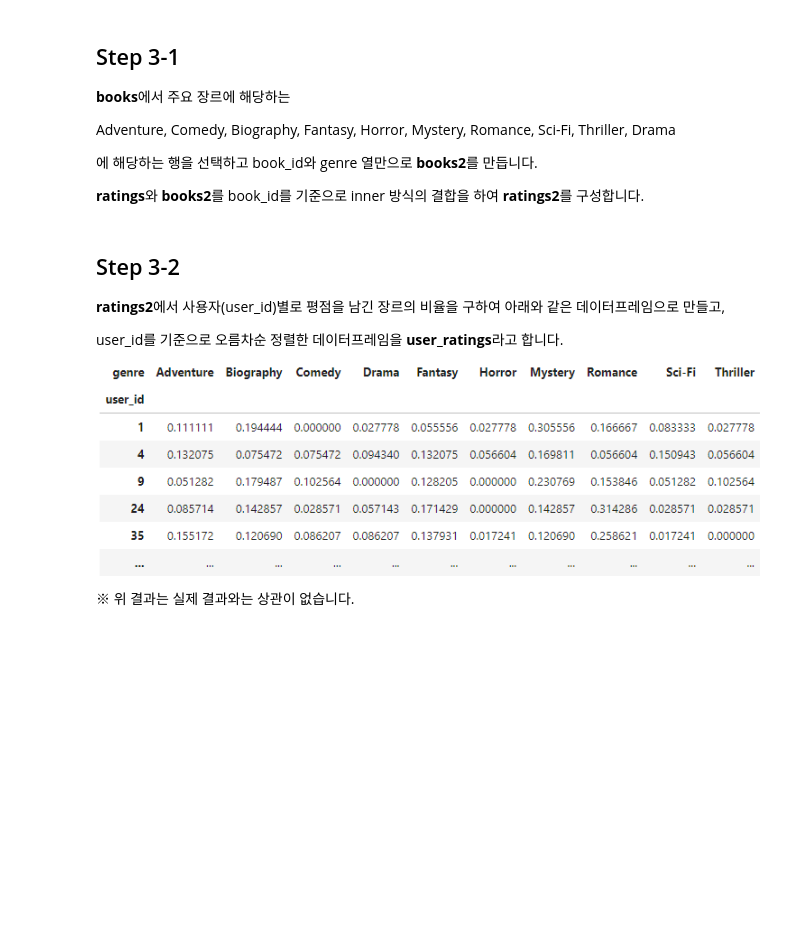
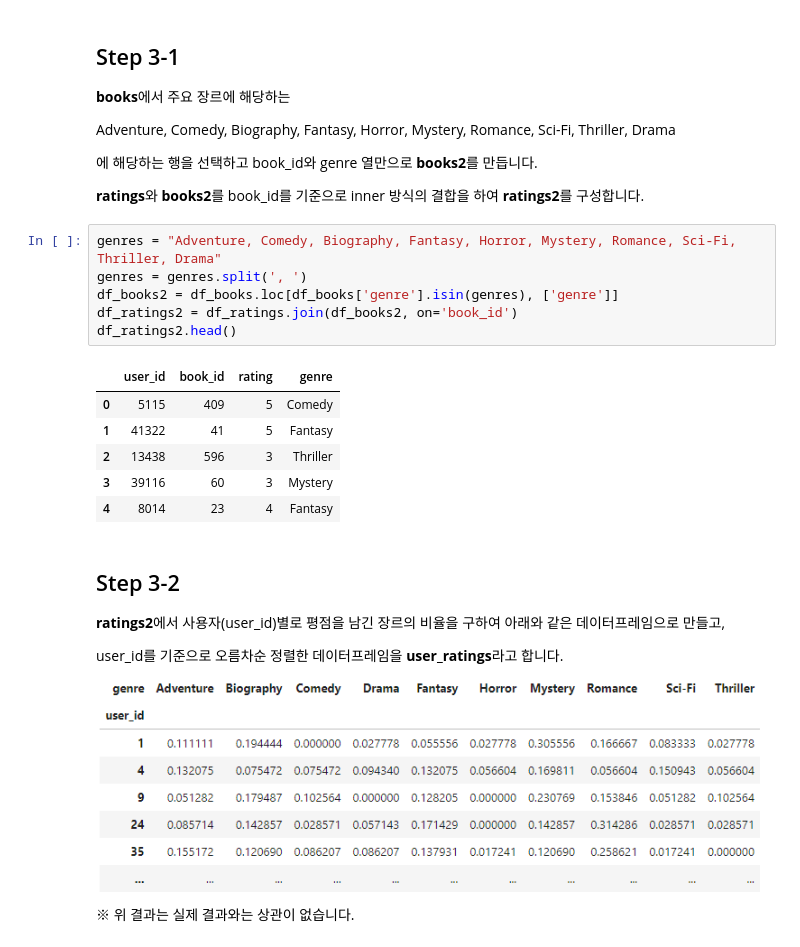
Before and after one commit to sunkusun9/DS_prob1_2510, a Jupyter notebook: prob_solution.ipynb, the cells around one changed output. Saved outputs shown, nothing was run; the diff lists cells and outputs as text; blank space fills up the shorter version.

```diff
--- a/prob_solution.ipynb
+++ b/prob_solution.ipynb
@@ -1258,6 +1258,19 @@ Adventure, Comedy, Biography, Fantasy, Horror, Mystery, Romance, Sci-Fi, Thrille
 에 해당하는 행을 선택하고 book_id와 genre 열만으로 **books2**를 만듭니다.
 
 **ratings**와  **books2**를 book_id를 기준으로 inner 방식의 결합을 하여 **ratings2**를 구성합니다.
+# %%
+genres = "Adventure, Comedy, Biography, Fantasy, Horror, Mystery, Romance, Sci-Fi, Thriller, Drama"
+genres = genres.split(', ')
+df_books2 = df_books.loc[df_books['genre'].isin(genres), ['genre']]
+df_ratings2 = df_ratings.join(df_books2, on='book_id')
+df_ratings2.head()
+# %% [output]
+|  | user_id | book_id | rating | genre |
+| 0 | 5115 | 409 | 5 | Comedy |
+| 1 | 41322 | 41 | 5 | Fantasy |
+| 2 | 13438 | 596 | 3 | Thriller |
+| 3 | 39116 | 60 | 3 | Mystery |
+| 4 | 8014 | 23 | 4 | Fantasy |
 # %% [markdown]
 ## Step 3-2
 
```
Also changed, not shown: parts of 12 cells of this notebook.
